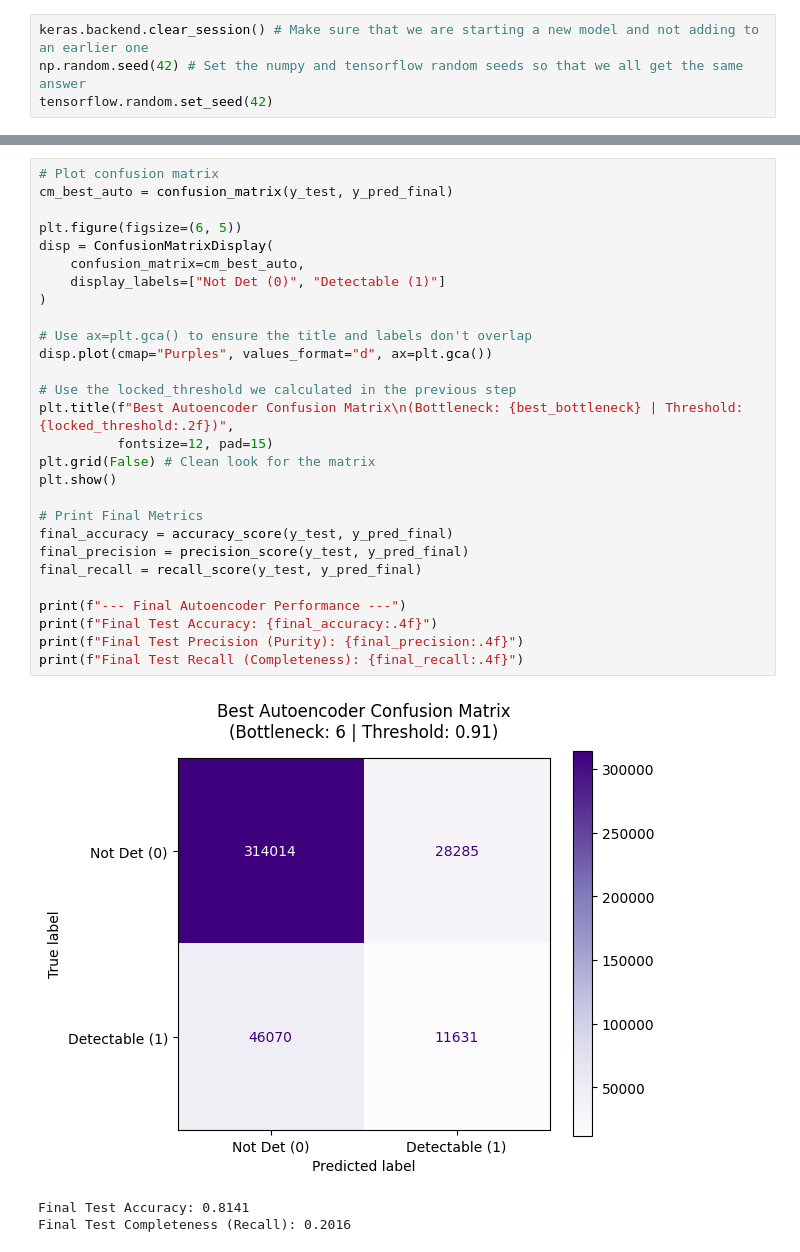
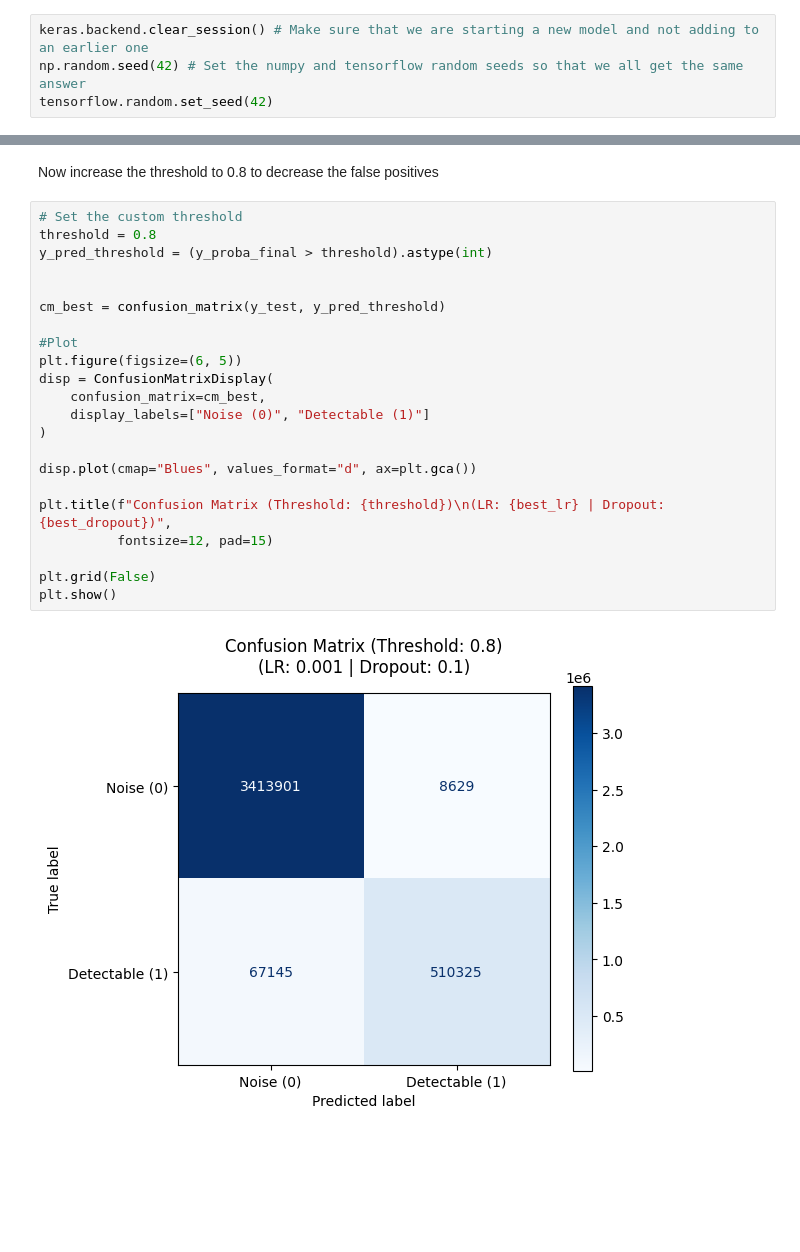
Before and after one commit to tgrisetti/astrostatistics_bicocca_2025, a Jupyter notebook: working/S22.ipynb, the cells around one changed output, grey strips where cells are left out. Saved outputs shown, nothing was run; the diff lists cells and outputs as text; blank space fills up the shorter version.

```diff
--- a/working/S22.ipynb
+++ b/working/S22.ipynb
@@ -701,32 +459,26 @@ Evaluating Champion Autoencoder on the Test Set
-# %%
-# Plot confusion matrix
-cm_best_auto = confusion_matrix(y_test, y_pred_final)
-
-plt.figure(figsize=(6, 5))
-disp = ConfusionMatrixDisplay(
-    confusion_matrix=cm_best_auto,
-    display_labels=["Not Det (0)", "Detectable (1)"]
-)
-
-# Use ax=plt.gca() to ensure the title and labels don't overlap
-disp.plot(cmap="Purples", values_format="d", ax=plt.gca())
-
-# Use the locked_threshold we calculated in the previous step
-plt.title(f"Best Autoencoder Confusion Matrix\n(Bottleneck: {best_bottleneck} | Threshold: {locked_threshold:.2f})",
-          fontsize=12, pad=15)
-plt.grid(False) # Clean look for the matrix
-plt.show()
-
-# Print Final Metrics
-final_accuracy = accuracy_score(y_test, y_pred_final)
-final_precision = precision_score(y_test, y_pred_final)
-final_recall = recall_score(y_test, y_pred_final)
-
-print(f"--- Final Autoencoder Performance ---")
-print(f"Final Test Accuracy: {final_accuracy:.4f}")
-print(f"Final Test Precision (Purity): {final_precision:.4f}")
-print(f"Final Test Recall (Completeness): {final_recall:.4f}")
-# %% [output]
-[figure, removed]
-Final Test Accuracy: 0.8141
-Final Test Completeness (Recall): 0.2016
+# %% [markdown]
+Now increase the threshold to 0.8 to decrease the false positives
+# %%
+# Set the custom threshold
+threshold = 0.8
+y_pred_threshold = (y_proba_final > threshold).astype(int)
+
+
+cm_best = confusion_matrix(y_test, y_pred_threshold)
+
+#Plot
+plt.figure(figsize=(6, 5))
+disp = ConfusionMatrixDisplay(
+    confusion_matrix=cm_best,
+    display_labels=["Noise (0)", "Detectable (1)"]
+)
+
+disp.plot(cmap="Blues", values_format="d", ax=plt.gca())
+
+plt.title(f"Confusion Matrix (Threshold: {threshold})\n(LR: {best_lr} | Dropout: {best_dropout})",
+          fontsize=12, pad=15)
+
+plt.grid(False)
+plt.show()
+# %% [output]
+[figure, added]
```
Also changed, not shown: parts of 47 cells of this notebook.
